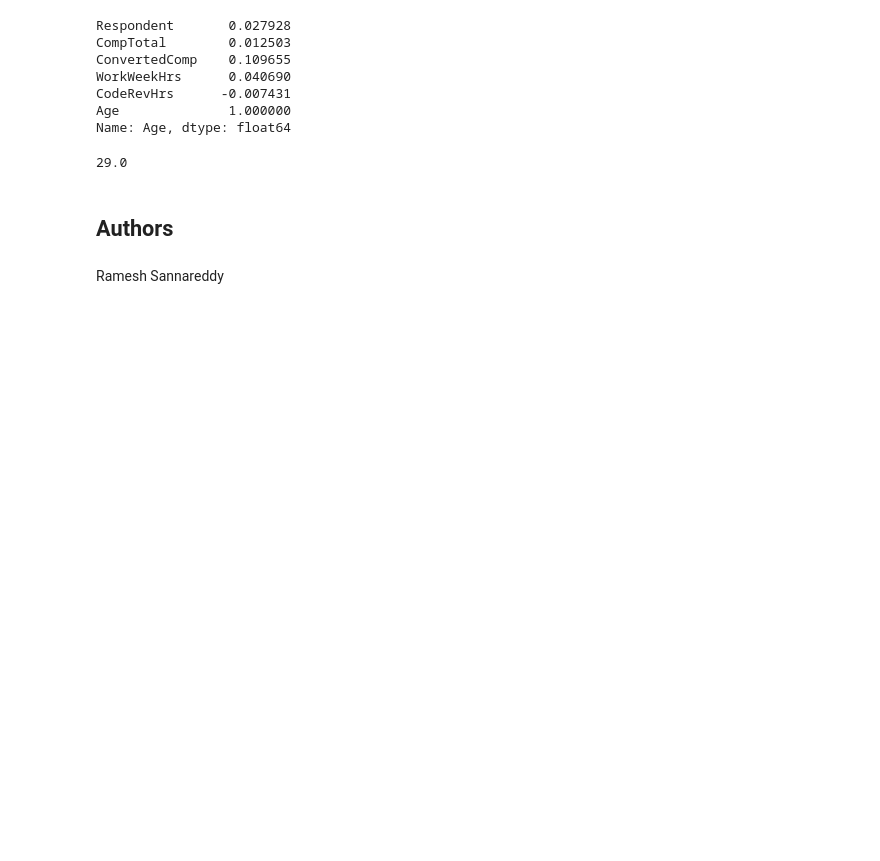
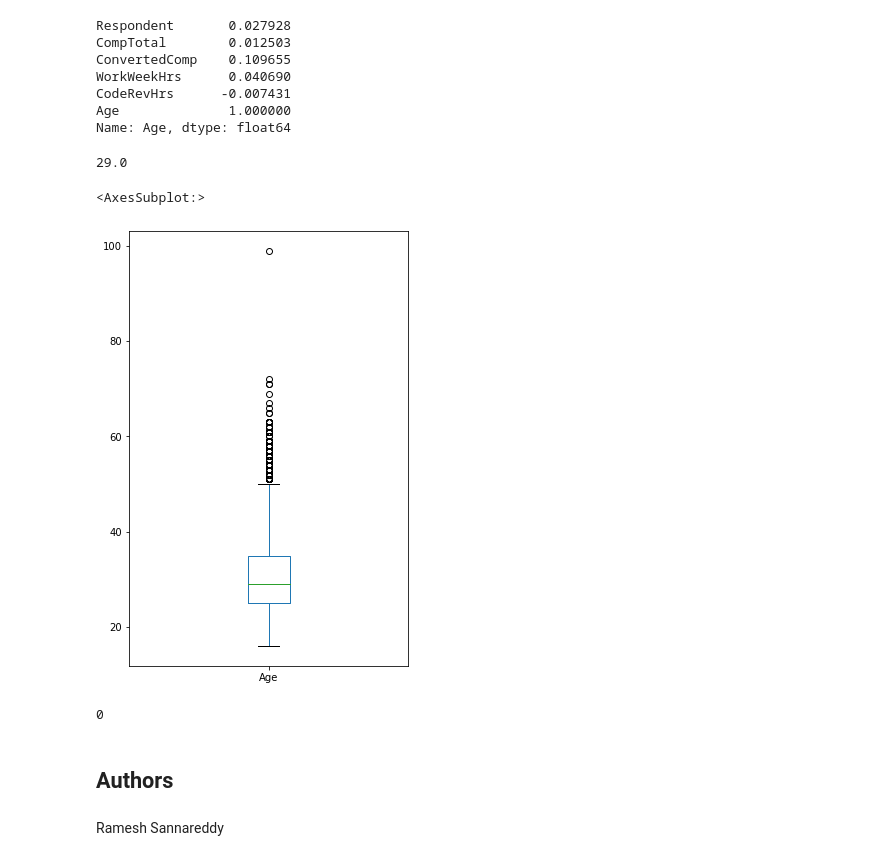
Before and after one commit to syed-k/APIBasics, a Jupyter notebook: Week 3 Lab.ipynb, the cells around one changed output. Drawn from its saved outputs; the diff is of its cells as text; code cells hidden in the pictures; blank space fills up the shorter version.

```diff
--- a/Week 3 Lab.ipynb
+++ b/Week 3 Lab.ipynb
@@ -186,6 +185,21 @@ Name: Age, dtype: float64
 df2['Age'].median()
 # %% [output]
 29.0
+# %%
+df['Age'].plot(kind ='box',figsize=(5,8))
+# %% [output]
+<AxesSubplot:>
+[figure, added]
+# %%
+df['Age'].dropna(inplace=True)
+Q1_age, Q3_age = df['Age'].quantile(.25), df['Age'].quantile(.75)
+IQR_age =Q3 - Q1
+# your code goes here
+lower_limit_age = Q1_age - 1.5 * IQR_age
+upper_limit_age = Q3_age + 1.5 * IQR_age
+print(df[df['Age'] < lower_limit_age].ConvertedComp.count())
+# %% [output]
+0
 # %% [markdown]
 ## Authors
 # %% [markdown]
```
Also changed, not shown: parts of 9 cells of this notebook.
